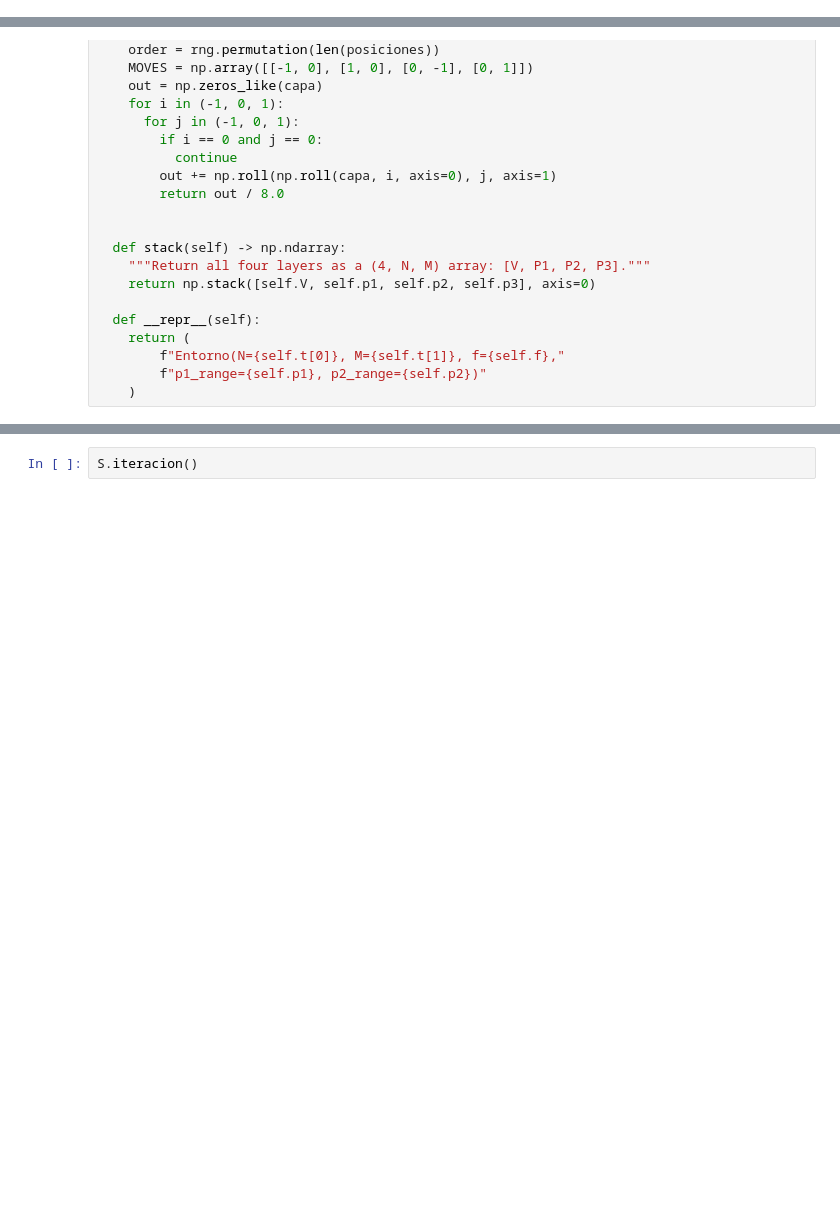
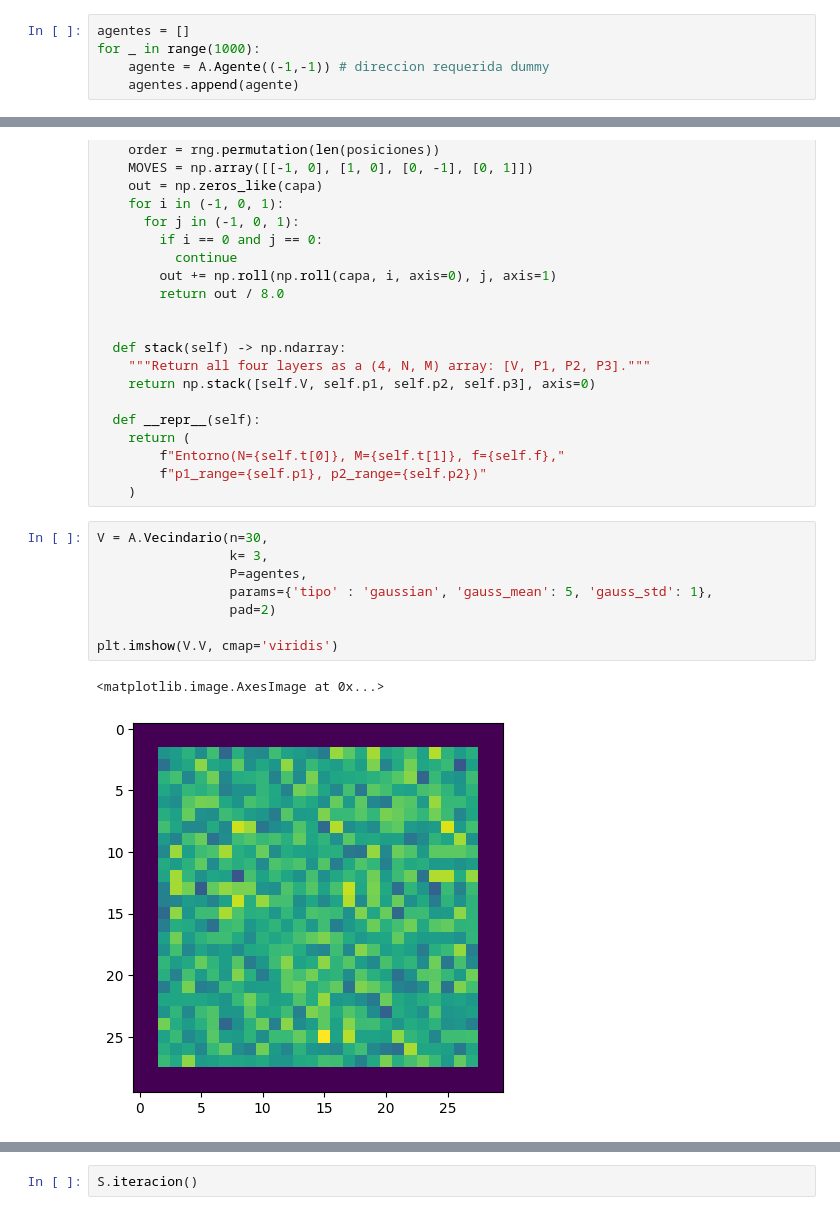
Before and after one commit to sergiohzlz/modelo_gentrificacion, a Jupyter notebook: phd_tercer_semestre.ipynb, the cells around one changed output, grey strips where cells are left out. Saved outputs shown, nothing was run; the diff lists cells and outputs as text; blank space fills up the shorter version.

Commit message:
asignamos posiciones al vecindario

```diff
--- a/phd_tercer_semestre.ipynb
+++ b/phd_tercer_semestre.ipynb
@@ -140,2 +146,7 @@ for _ in range(1000):
+# %%
+agentes = []
+for _ in range(1000):
+    agente = A.Agente((-1,-1)) # direccion requerida dummy
+    agentes.append(agente)
 # %% [markdown]
 ## Vecindarios
@@ -326,6 +339,17 @@ class Vecindario(object):
         f"Entorno(N={self.t[0]}, M={self.t[1]}, f={self.f},"
         f"p1_range={self.p1}, p2_range={self.p2})"
     )
+# %%
+V = A.Vecindario(n=30,
+                 k= 3,
+                 P=agentes,
+                 params={'tipo' : 'gaussian', 'gauss_mean': 5, 'gauss_std': 1},
+                 pad=2)
+
+plt.imshow(V.V, cmap='viridis')
+# %% [output]
+<matplotlib.image.AxesImage at 0x...>
+[figure, added]
 # %%
 #
 # Ejemplo para hacer un mundo 100x100
```
Also changed, not shown: parts of 8 cells of this notebook, 1 other file.
